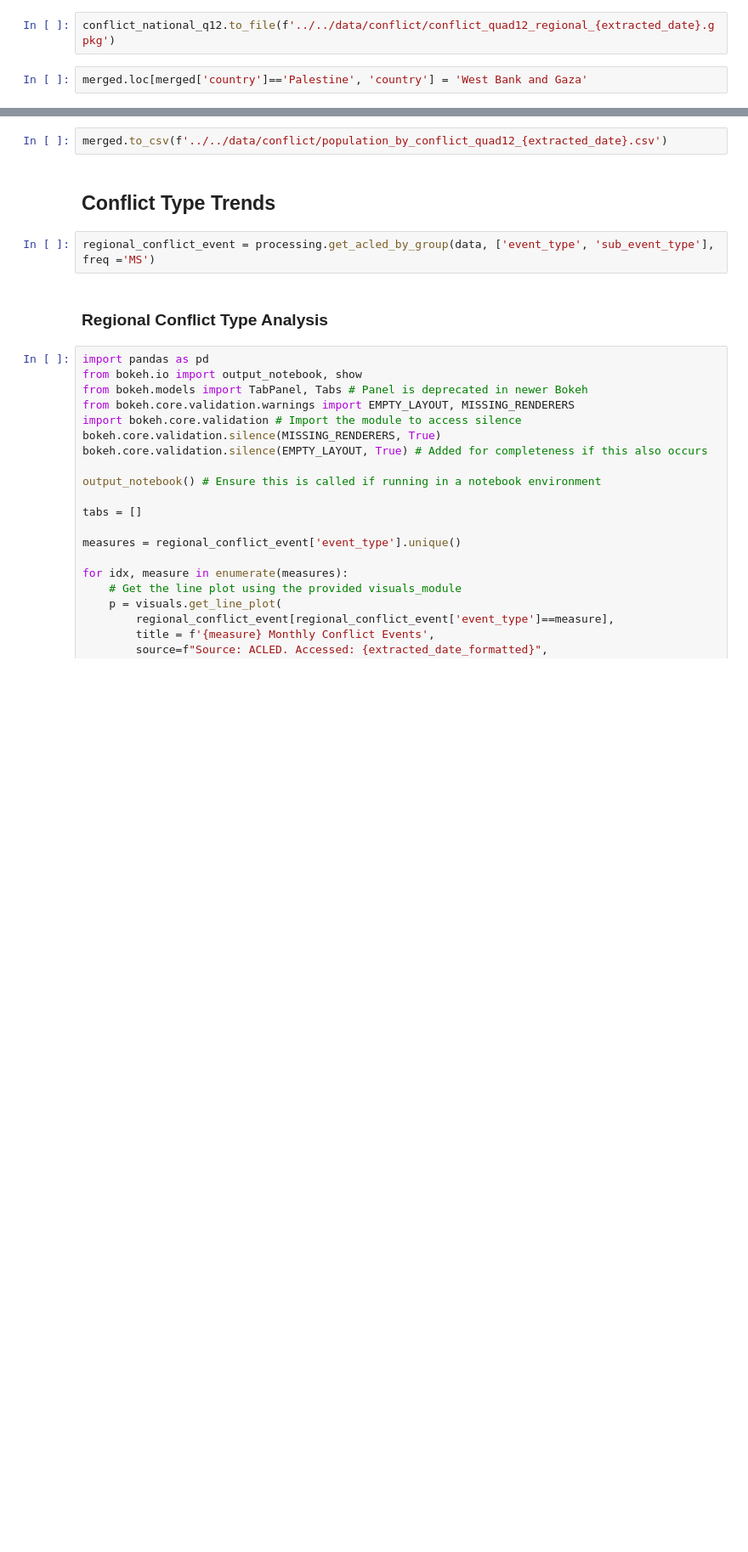
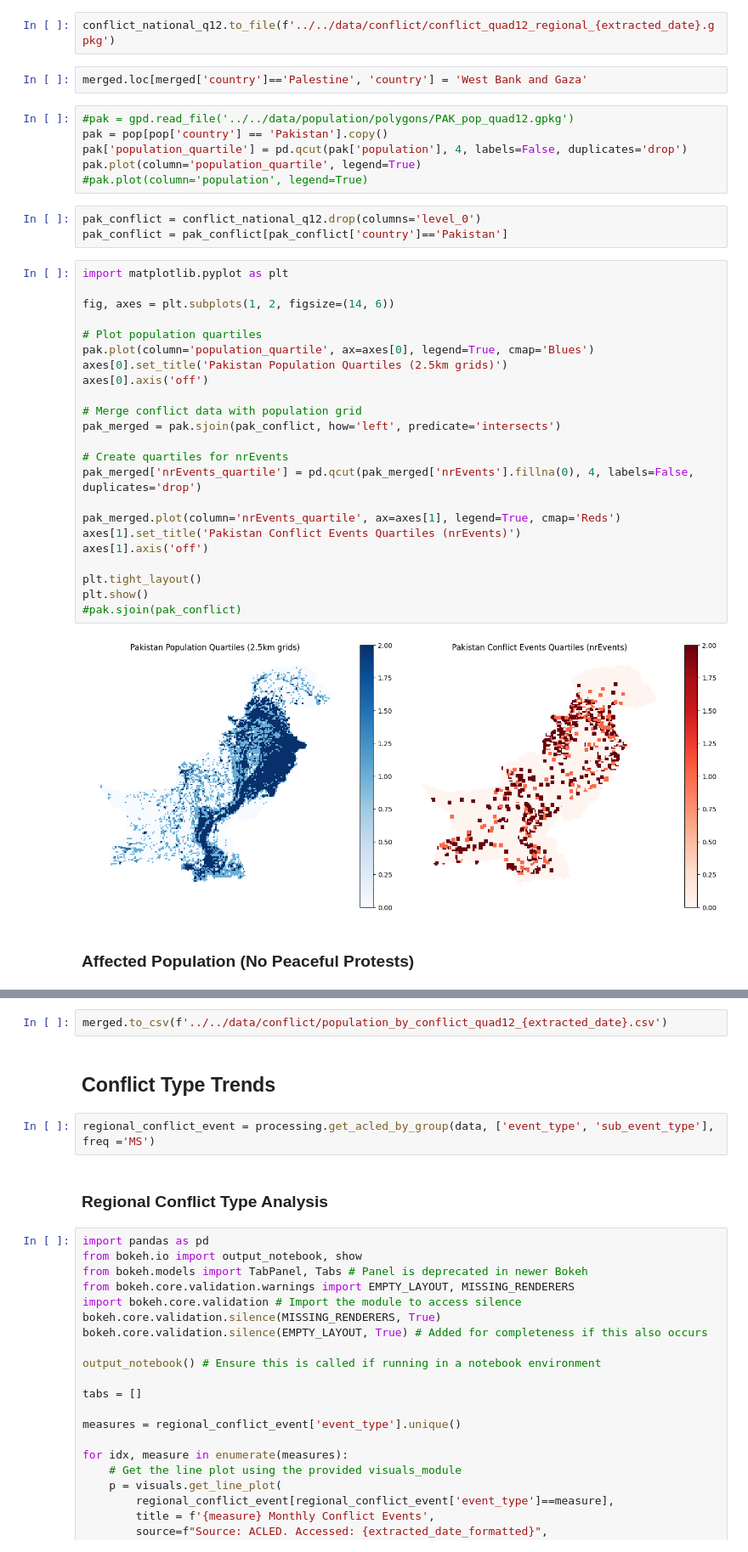
Before and after one commit to worldbank/MENA-FCV-economic-monitor, a Jupyter notebook: notebooks/conflict/acled.ipynb, the cells around one changed output, grey strips where cells are left out. Shown at 85% size. Cells and saved outputs as stored; diff of their text form; blank space fills up the shorter version.

```diff
--- a/notebooks/conflict/acled.ipynb
+++ b/notebooks/conflict/acled.ipynb
@@ -410,3 +386,39 @@ merged['pc_population'] = 100*merged['population']/merged['totalPopulation']
 conflict_national_q12.to_file(f'../../data/conflict/conflict_quad12_regional_{extracted_date}.gpkg')
 # %%
 merged.loc[merged['country']=='Palestine', 'country'] = 'West Bank and Gaza'
+# %%
+#pak = gpd.read_file('../../data/population/polygons/PAK_pop_quad12.gpkg')
+pak = pop[pop['country'] == 'Pakistan'].copy()
+pak['population_quartile'] = pd.qcut(pak['population'], 4, labels=False, duplicates='drop')
+pak.plot(column='population_quartile', legend=True)
+#pak.plot(column='population', legend=True)
+# %%
+pak_conflict = conflict_national_q12.drop(columns='level_0')
+pak_conflict = pak_conflict[pak_conflict['country']=='Pakistan']
+# %%
+import matplotlib.pyplot as plt
+
+fig, axes = plt.subplots(1, 2, figsize=(14, 6))
+
+# Plot population quartiles
+pak.plot(column='population_quartile', ax=axes[0], legend=True, cmap='Blues')
+axes[0].set_title('Pakistan Population Quartiles (2.5km grids)')
+axes[0].axis('off')
+
+# Merge conflict data with population grid
+pak_merged = pak.sjoin(pak_conflict, how='left', predicate='intersects')
+
+# Create quartiles for nrEvents
+pak_merged['nrEvents_quartile'] = pd.qcut(pak_merged['nrEvents'].fillna(0), 4, labels=False, duplicates='drop')
+
+pak_merged.plot(column='nrEvents_quartile', ax=axes[1], legend=True, cmap='Reds')
+axes[1].set_title('Pakistan Conflict Events Quartiles (nrEvents)')
+axes[1].axis('off')
+
+plt.tight_layout()
+plt.show()
+#pak.sjoin(pak_conflict)
+# %% [output]
+[figure, added]
+# %% [markdown]
+### Affected Population (No Peaceful Protests)
```
Also changed, not shown: parts of 18 cells of this notebook, 1 other file.
